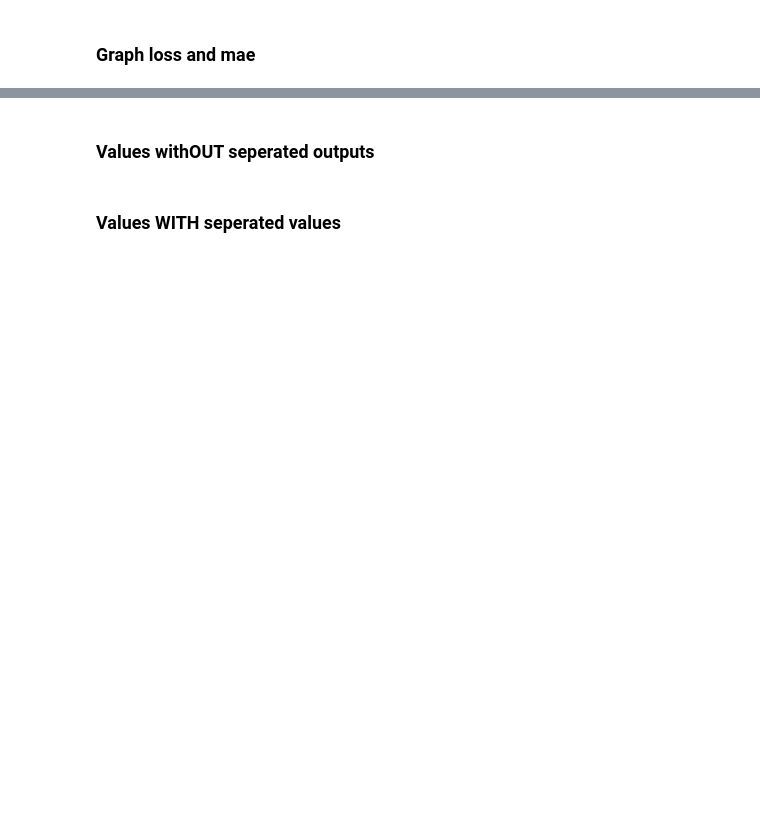
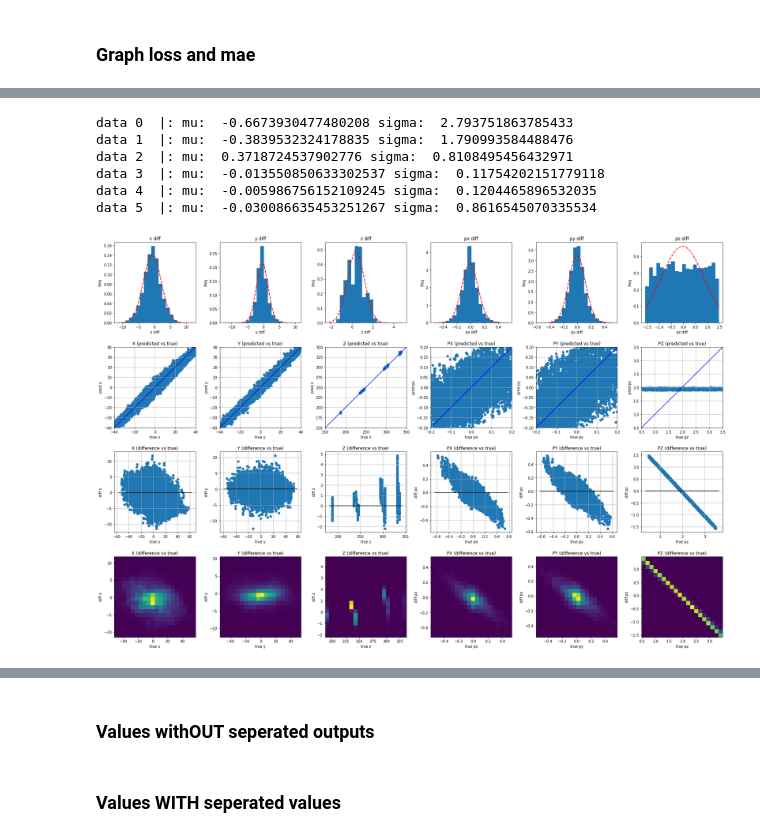
Before and after one commit to dfurletov/Mentorship_Notebooks, a Jupyter notebook: RNNLunch/RNNJLabChanged.ipynb, the cells around one changed output, grey strips where cells are left out. Drawn from its saved outputs; the diff is of its cells as text; code cells hidden in the pictures; blank space fills up the shorter version.

```diff
--- a/RNNLunch/RNNJLabChanged.ipynb
+++ b/RNNLunch/RNNJLabChanged.ipynb
@@ -486,0 +1171,12 @@ KeyError: ignored
+# %%
+
+index = 5
+doPlots(np.array(true_y_[:,index]),np.array(pred_[:,index]),np.array(diff_[:,index]))
+# %% [output]
+data 0  |: mu:  -0.6673930477480208 sigma:  2.793751863785433
+data 1  |: mu:  -0.3839532324178835 sigma:  1.790993584488476
+data 2  |: mu:  0.3718724537902776 sigma:  0.8108495456432971
+data 3  |: mu:  -0.013550850633302537 sigma:  0.11754202151779118
+data 4  |: mu:  -0.005986756152109245 sigma:  0.1204465896532035
+data 5  |: mu:  -0.030086635453251267 sigma:  0.8616545070335534
+[figure, added]
```
Also changed, not shown: parts of 34 cells of this notebook.
